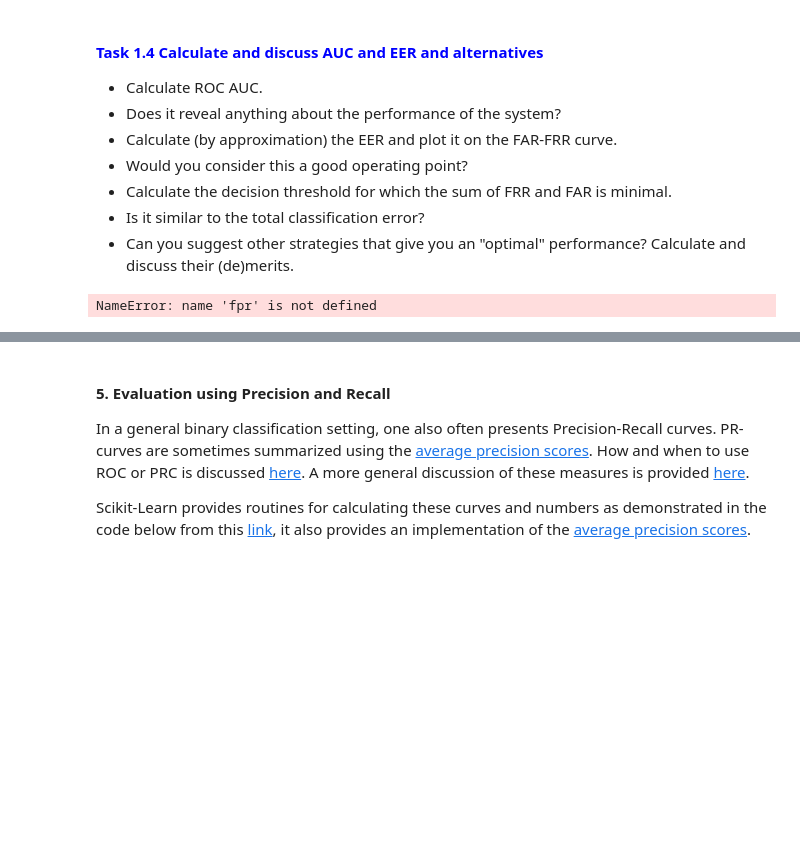
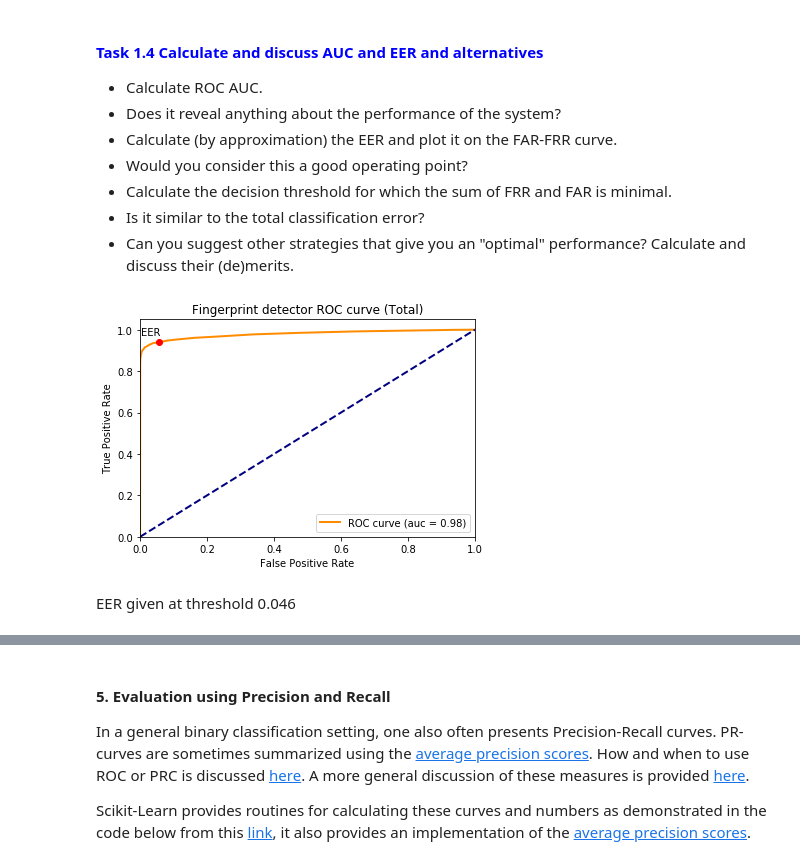
Before and after one commit to JesusGarciaRamirez/Biometrics, a Jupyter notebook: BioAssigment1/assignment_1.ipynb, the cells around one changed output, grey strips where cells are left out. Saved outputs shown, nothing was run; the diff lists cells and outputs as text; code cells hidden in the pictures; blank space fills up the shorter version.

```diff
--- a/BioAssigment1/assignment_1.ipynb
+++ b/BioAssigment1/assignment_1.ipynb
@@ -422,15 +461,32 @@ However, since it is a summary measure, always inspect the full ROC curve to mak
 </font>
 # %%
 """Calculate the ROC AUC."""
-from sklearn.metrics import auc
-auc_roc=auc(fpr,tpr)
+from sklearn.metrics import roc_curve
+metric_logger.get_roc_metrics()
-# %% [output]
-NameError: name 'fpr' is not defined
 # %%
 """Calculate (by approximation) the EER and plot it on the FAR-FRR curve."""
 # hints:
 #  - you can use an interpolated or discrete approximation, both are fine
 #  - avoid using a library for this assignment
+fnr = 1 - metric_logger.tpr
+eer_index=np.nanargmin(np.absolute((fnr - metric_logger.fpr)))
+eer_threshold = metric_logger.thresholds[np.nanargmin(np.absolute((fnr - metric_logger.fpr)))]
+EER = metric_logger.fpr[np.nanargmin(np.absolute((fnr - metric_logger.fpr)))]
+tpr_eer=metric_logger.tpr[eer_index]
+# %%
+_,ax=plt.subplots(1,1)
+metric_logger.plot_roc_curve(ax)
+ax.plot(EER,tpr_eer,"or")
+ax.annotate('EER ',
+            xy=(EER, tpr_eer), xycoords='data',
+            xytext=(5, 5), textcoords='offset points',
+            horizontalalignment='right', verticalalignment='bottom')
+
+plt.show()
+# %% [output]
+[figure, added]
+# %% [markdown]
+EER given at threshold 0.046
 # %%
 """Calculate the decision threshold for which the sum of FRR and FAR is minimal."""
 # hint: same as above
```
Also changed, not shown: parts of 9 cells of this notebook, 1 other file.
